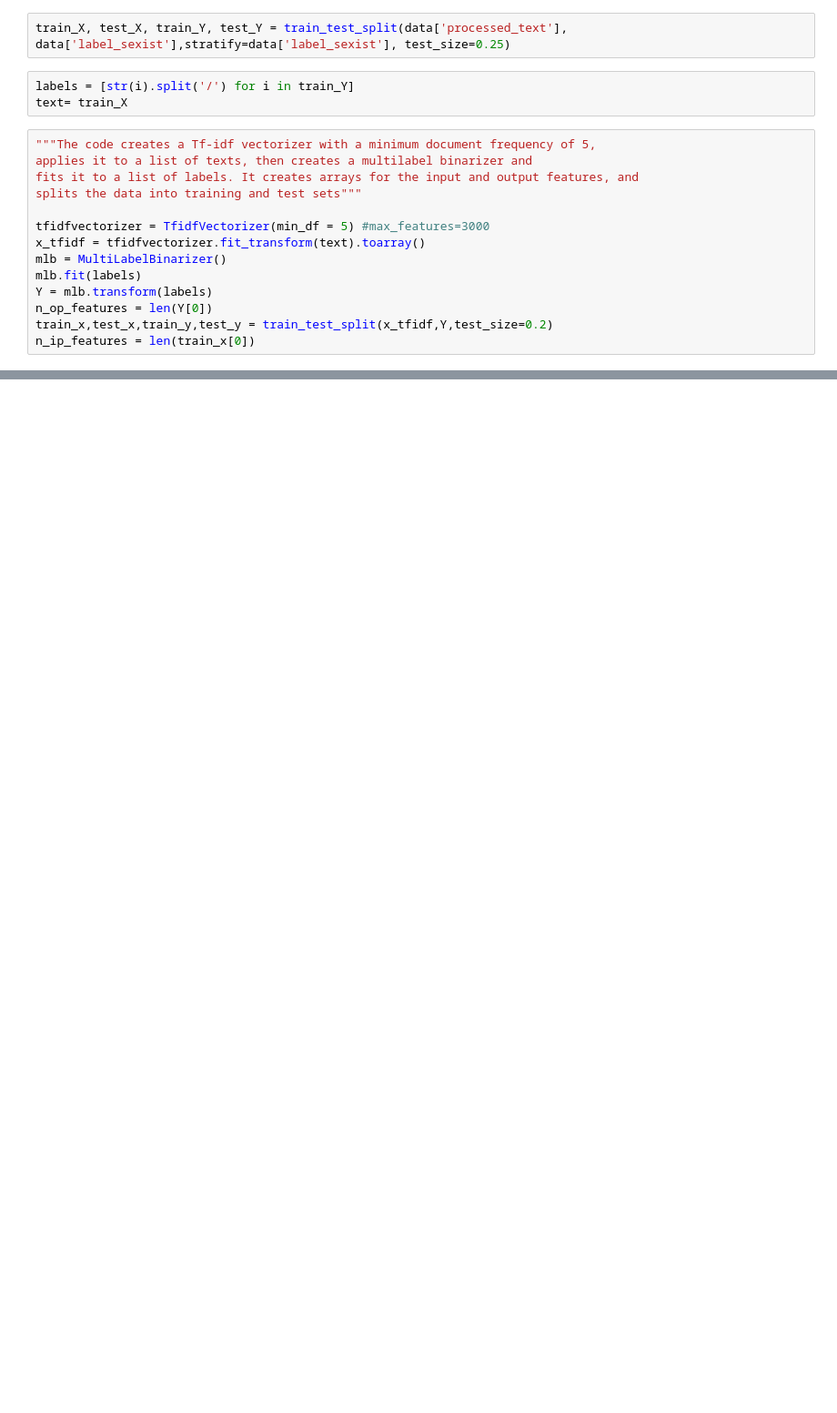
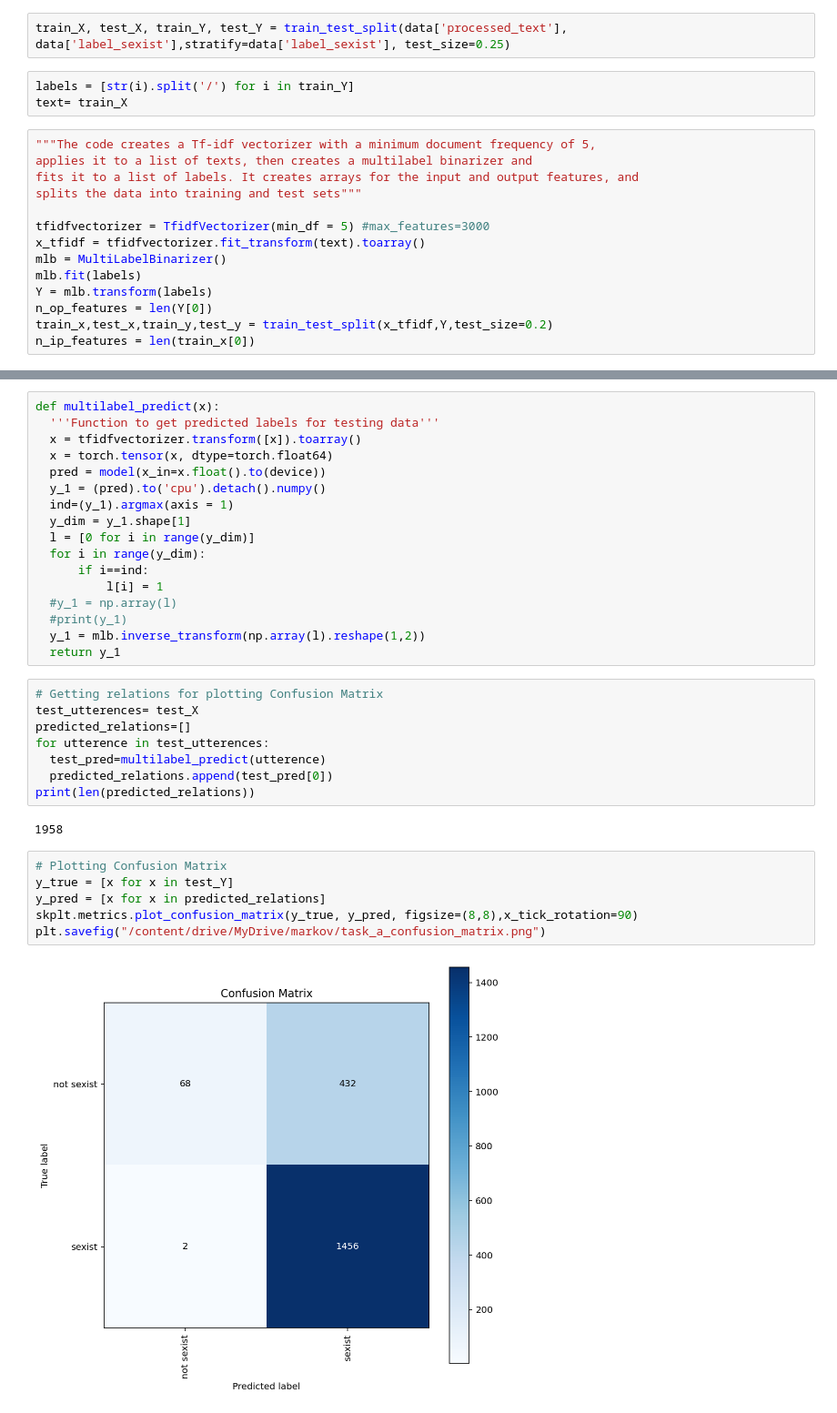
Before and after one commit to spot-ml/spot, a Jupyter notebook: models/Model_2_MLP-TFIDF.ipynb, the cells around one changed output, grey strips where cells are left out. Shown: that part at 91% size. Drawn from its saved outputs; the diff is of its cells as text; blank space fills up the shorter version.

Commit message:
Model-2 structure complete

```diff
--- a/models/Model_2_MLP-TFIDF.ipynb
+++ b/models/Model_2_MLP-TFIDF.ipynb
@@ -135,0 +286,35 @@ n_ip_features = len(train_x[0])
+# %%
+def multilabel_predict(x):
+  '''Function to get predicted labels for testing data'''
+  x = tfidfvectorizer.transform([x]).toarray()
+  x = torch.tensor(x, dtype=torch.float64)
+  pred = model(x_in=x.float().to(device))
+  y_1 = (pred).to('cpu').detach().numpy()
+  ind=(y_1).argmax(axis = 1)
+  y_dim = y_1.shape[1]
+  l = [0 for i in range(y_dim)]
+  for i in range(y_dim):
+      if i==ind:
+          l[i] = 1
+  #y_1 = np.array(l)
+  #print(y_1)
+  y_1 = mlb.inverse_transform(np.array(l).reshape(1,2))
+  return y_1
+# %%
+# Getting relations for plotting Confusion Matrix
+test_utterences= test_X
+predicted_relations=[]
+for utterence in test_utterences:
+  test_pred=multilabel_predict(utterence)
+  predicted_relations.append(test_pred[0])
+print(len(predicted_relations))
+# %% [output]
+1958
+# %%
+# Plotting Confusion Matrix
+y_true = [x for x in test_Y]
+y_pred = [x for x in predicted_relations]
+skplt.metrics.plot_confusion_matrix(y_true, y_pred, figsize=(8,8),x_tick_rotation=90)
+plt.savefig("/content/drive/MyDrive/markov/task_a_confusion_matrix.png")
+# %% [output]
+[figure, added]
```
Also changed, not shown: parts of 14 cells of this notebook.
